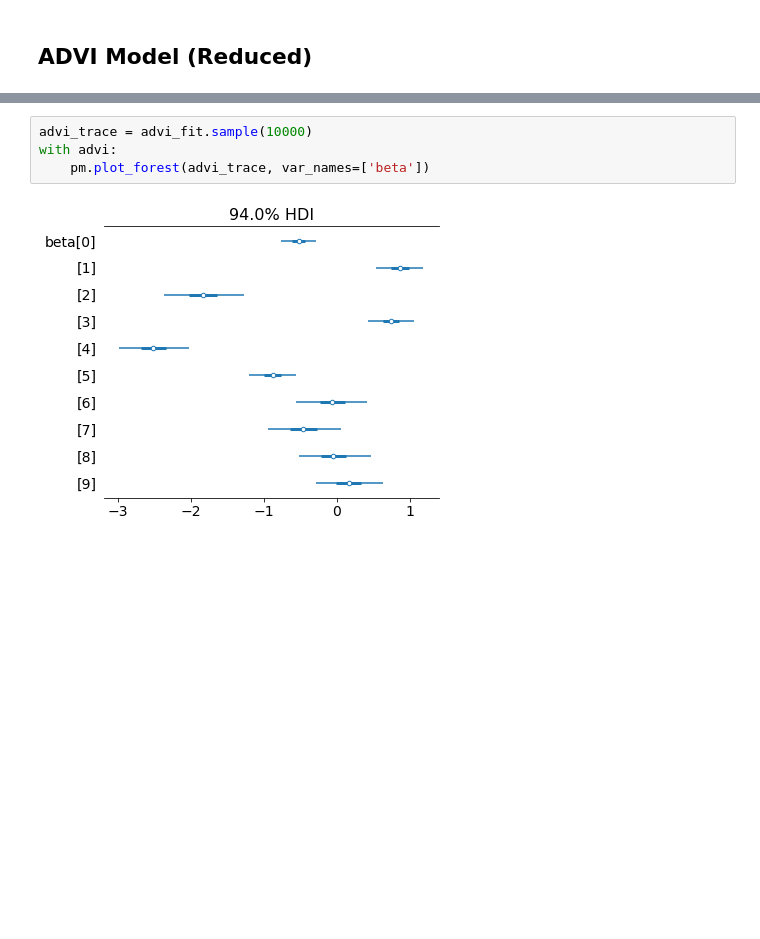
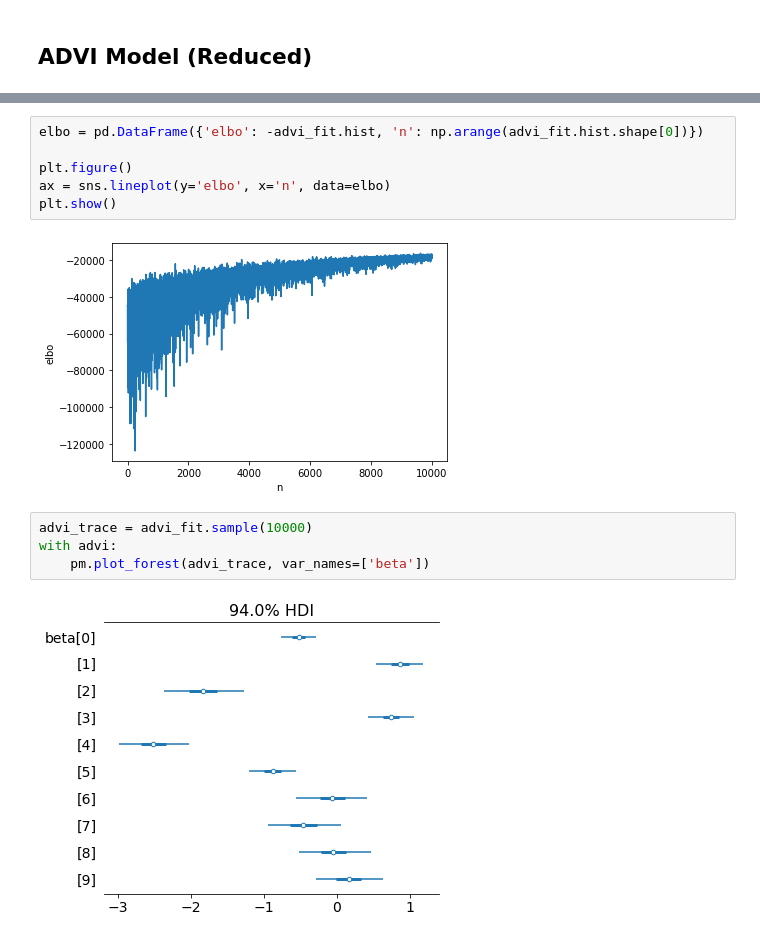
Before and after one commit to JuliaBurek/BayesFinalProject, a Jupyter notebook: BayesProject.ipynb, the cells around one changed output, grey strips where cells are left out. Cells and saved outputs as stored; diff of their text form; blank space fills up the shorter version.

```diff
--- a/BayesProject.ipynb
+++ b/BayesProject.ipynb
@@ -379,4 +379,12 @@ with advi:
 Finished [100%]: Average Loss = 18,664
+# %%
+elbo = pd.DataFrame({'elbo': -advi_fit.hist, 'n': np.arange(advi_fit.hist.shape[0])})
+
+plt.figure()
+ax = sns.lineplot(y='elbo', x='n', data=elbo)
+plt.show()
+# %% [output]
+[figure, added]
 # %%
 advi_trace = advi_fit.sample(10000)
 with advi:
```
Also changed, not shown: parts of 7 cells of this notebook.
